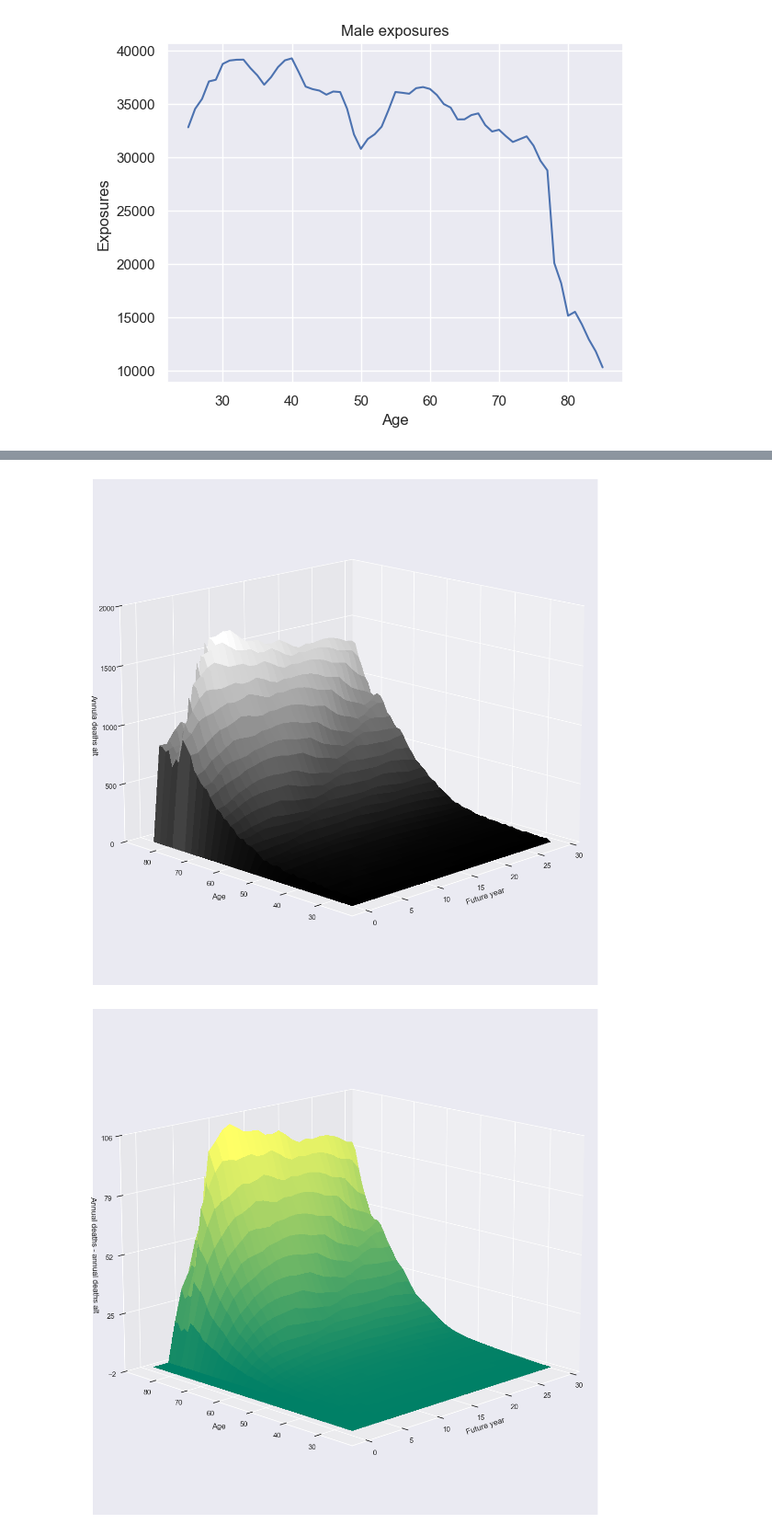
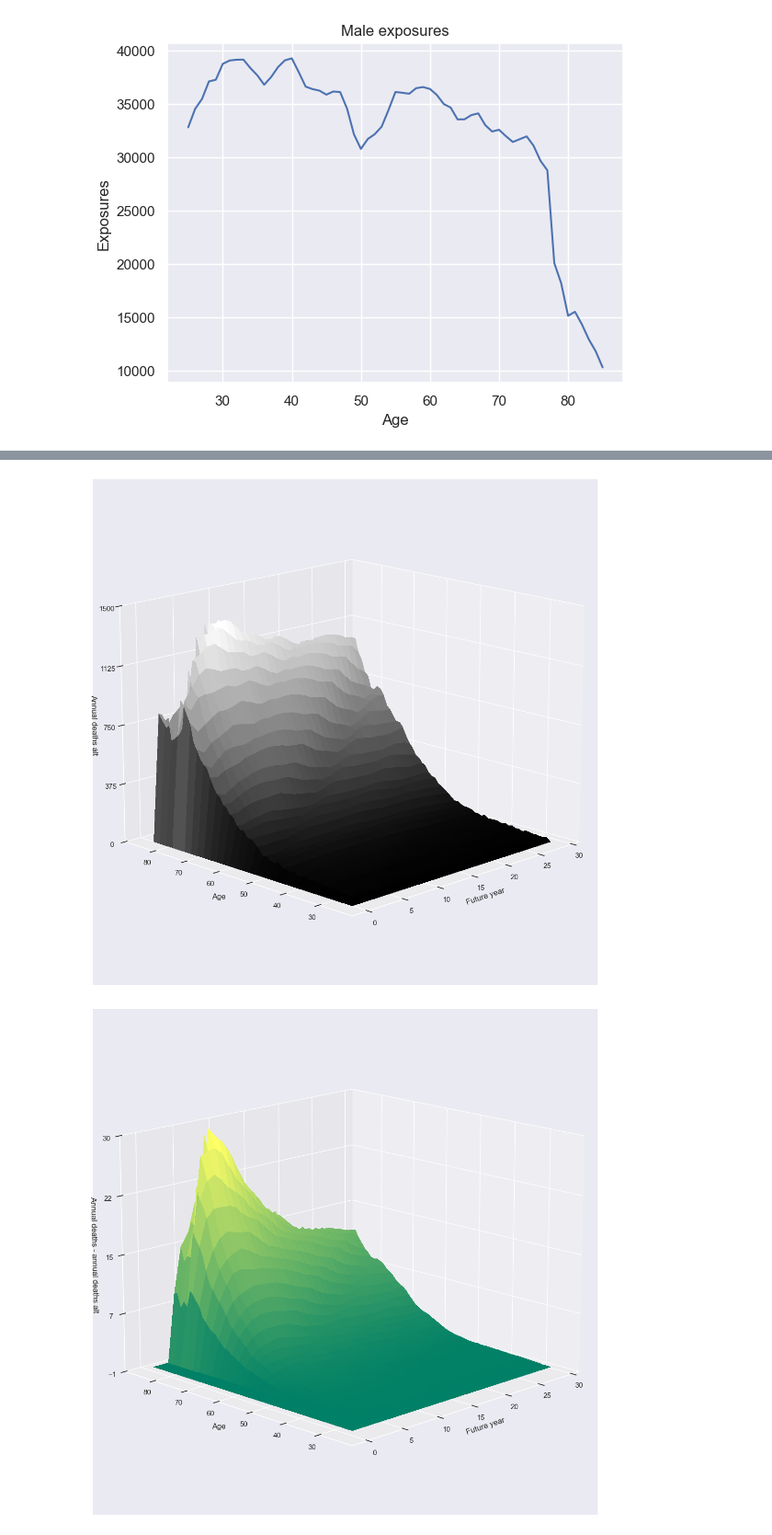
Before and after one commit to michaelReb/elevateHealth, a Jupyter notebook: CVD model/CVD_model.ipynb, the cells around one changed output, grey strips where cells are left out. Shown at 92% size. Saved outputs shown, nothing was run; the diff lists cells and outputs as text; code cells hidden in the pictures.

```diff
--- a/CVD model/CVD_model.ipynb
+++ b/CVD model/CVD_model.ipynb
@@ -119,26 +119,28 @@ qx = qx_m
 mi = 1.5
 poor_treatment = 0.5
 cvd_mortality_vs_cvd_incidence_ratio = 1/6 # Toppila vs https://pmc.ncbi.nlm.nih.gov/articles/PMC10811545/
-initial_pop = np.stack((E, np.zeros(E.shape[0]), np.zeros(E.shape[0]), np.zeros(E.shape[0]), np.zeros(E.shape[0])), axis=1)
+initial_pop = np.stack((E, np.zeros(E.shape[0]), np.zeros(E.shape[0]), np.zeros(E.shape[0]), np.zeros(E.shape[0]), np.zeros(E.shape[0])), axis=1)
 
 def project(E=E, qx=qx, mi=mi, cvd_mortality_vs_cvd_incidence_ratio=cvd_mortality_vs_cvd_incidence_ratio, poor_treatment=poor_treatment, initial_pop=initial_pop):
-    pop = np.zeros((E.shape[0], 5, future_years))
+    pop = np.zeros((E.shape[0], 6, future_years))
     pop[:,:,0] = initial_pop
     for t in np.arange(1, future_years):
-        transition_probabilities = np.array([[0.99, 0, 0, 0, 0.01], [0, 0, 0, 0, 0], [0, 0, 0, 0, 0], [0, 0, 0, 0, 0], [0, 0, 0, 0, 0]]) # columnwise, healthy x CVD1 x poor treatment x CVD2+ x dead (first year only)
+        transition_probabilities = np.array([[0.99, 0, 0, 0, 0, 0.01], [0, 0, 0, 0, 0, 0], [0, 0, 0, 0, 0, 0], [0, 0, 0, 0, 0, 0], [0, 0, 0, 0, 0, 0], [0, 0, 0, 0, 0, 0]]) # columnwise, healthy x CVD1 x strong treatment x poor treatment x CVD2+ x dead (first year only)
         for x in ages:
             qxt = qx[x-min_age]*np.power(1-mi/100,t-1)
             transition_probabilities[0,0] = 1 - qxt*(1-cvd_ratio[x-min_age]) - np.min((0.3, qxt*cvd_ratio[x-min_age]/cvd_mortality_vs_cvd_incidence_ratio))
             transition_probabilities[0,1] = np.min((0.3, qxt*cvd_ratio[x-min_age]/cvd_mortality_vs_cvd_incidence_ratio))
-            transition_probabilities[0,4] = qxt*(1-cvd_ratio[x-min_age])
-            transition_probabilities[1,1] = 0.9  # Toppila: 41.5% died or suffered a recurrent event after 5 years
-            transition_probabilities[1,3] = 0.04 # Toppila: ignoring 1.02 hazard ratio of age
-            transition_probabilities[1,4] = 0.06 # Toppila: 61.5% was the most common subsequent event
-            transition_probabilities[1,2] = poor_treatment
-            transition_probabilities[2,4] = 0.08 # Double incidence rate for poor treatment
-            transition_probabilities[2,4] = 0.12 # Double mortality rate for poor treatment
-            transition_probabilities[3,3] = 0.95 # Toppila: (1-1053/4848)^(1/5)
-            transition_probabilities[3,4] = 0.05
+            transition_probabilities[0,5] = qxt*(1-cvd_ratio[x-min_age])
+            transition_probabilities[1,2] = 1 - poor_treatment
+            transition_probabilities[1,3] = poor_treatment
+            transition_probabilities[2,2] = 0.9 # Toppila: 41.5% died or suffered a recurrent event after 5 years
+            transition_probabilities[2,4] = 0.04 # Toppila: ignoring 1.02 hazard ratio of age
+            transition_probabilities[2,5] = 0.06 # Toppila: 61.5% was the most common subsequent event
+            transition_probabilities[3,3] = 0.8 # Residual from next two probabilities
+            transition_probabilities[3,4] = 0.08 # Double incidence rate for poor treatment
+            transition_probabilities[3,5] = 0.12 # Double mortality rate for poor treatment
+            transition_probabilities[4,4] = 0.95 # Toppila: (1-1053/4848)^(1/5)
+            transition_probabilities[4,5] = 0.05
             if x == min_age:
                 pop[0,:,t] = pop[0,:,t-1]
                 continue
@@ -217,12 +219,12 @@ plt.show()
 # %%
 fig, ax = plt.subplots(subplot_kw={"projection": "3d"}, figsize=(14,14))
 X, Y = np.meshgrid(np.arange(future_years), ages)
-Z = pop[:,4,:]
+Z = pop[:,5,:]
 surf = ax.plot_surface(X, Y, Z, cmap=cm.grey, linewidth=0, antialiased=False)
 ax.set_xlabel("Future year")
 ax.set_ylabel("Age")
 ax.set_zlabel("Annual deaths")
-ax.set_zlim(0, 2000)
+ax.set_zlim(0, 1500)
 ax.zaxis.set_major_locator(LinearLocator(5))
 ax.zaxis.set_major_formatter('{x:.0f}')
 ax.view_init(elev=15., azim=-135)
@@ -230,12 +232,12 @@ plt.show()
 
 fig, ax = plt.subplots(subplot_kw={"projection": "3d"}, figsize=(14,14))
 X, Y = np.meshgrid(np.arange(future_years), ages)
-Z = pop_alt[:,4,:]
+Z = pop_alt[:,5,:]
 surf = ax.plot_surface(X, Y, Z, cmap=cm.grey, linewidth=0, antialiased=False)
 ax.set_xlabel("Future year")
 ax.set_ylabel("Age")
-ax.set_zlabel("Annula deaths alt")
-ax.set_zlim(0, 2000)
+ax.set_zlabel("Annual deaths alt")
+ax.set_zlim(0, 1500)
 ax.zaxis.set_major_locator(LinearLocator(5))
 ax.zaxis.set_major_formatter('{x:.0f}')
 ax.view_init(elev=15., azim=-135)
@@ -243,7 +245,7 @@ plt.show()
 
 fig, ax = plt.subplots(subplot_kw={"projection": "3d"}, figsize=(14,14))
 X, Y = np.meshgrid(np.arange(future_years), ages)
-Z = pop[:,4,:] - pop_alt[:,4,:]
+Z = pop[:,5,:] - pop_alt[:,5,:]
 surf = ax.plot_surface(X, Y, Z, cmap=cm.summer, linewidth=0, antialiased=False)
 ax.set_xlabel("Future year")
 ax.set_ylabel("Age")
@@ -257,2 +259,2 @@ plt.show()
-[figure, old version]
+[figure, new version]
-[figure, old version]
+[figure, new version]
```
Also changed, not shown: parts of 6 cells of this notebook.
